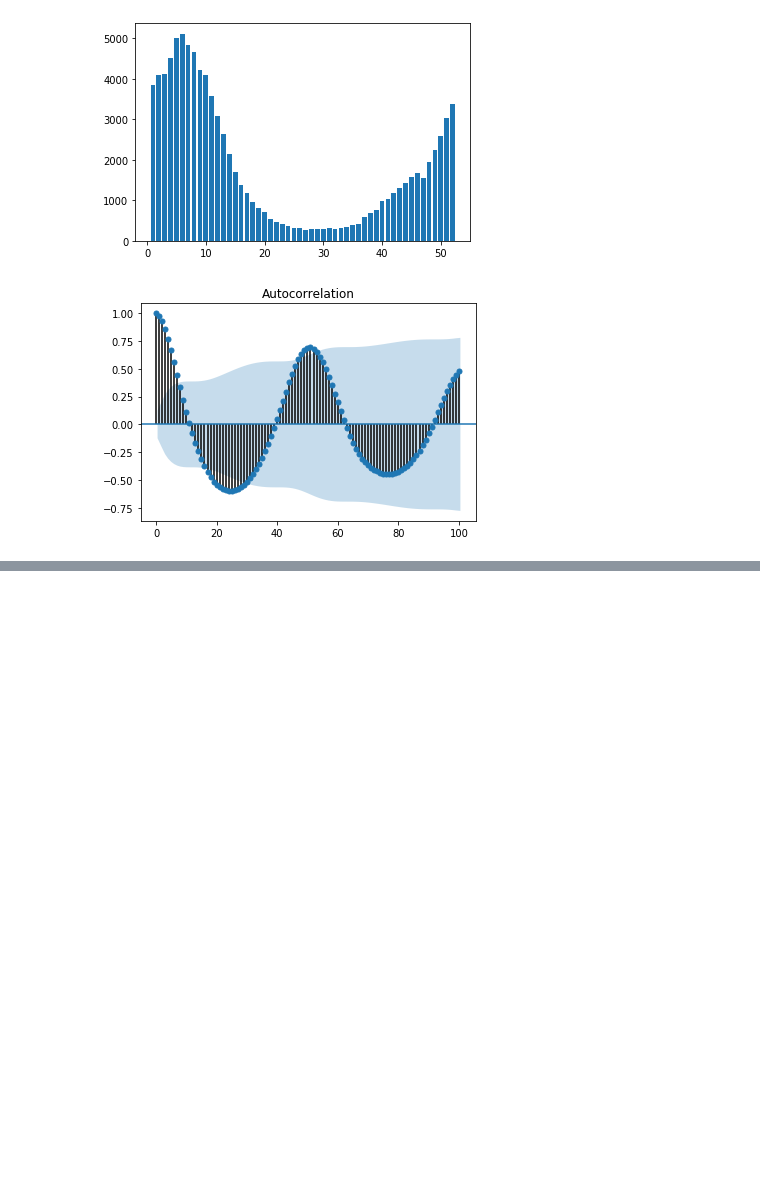
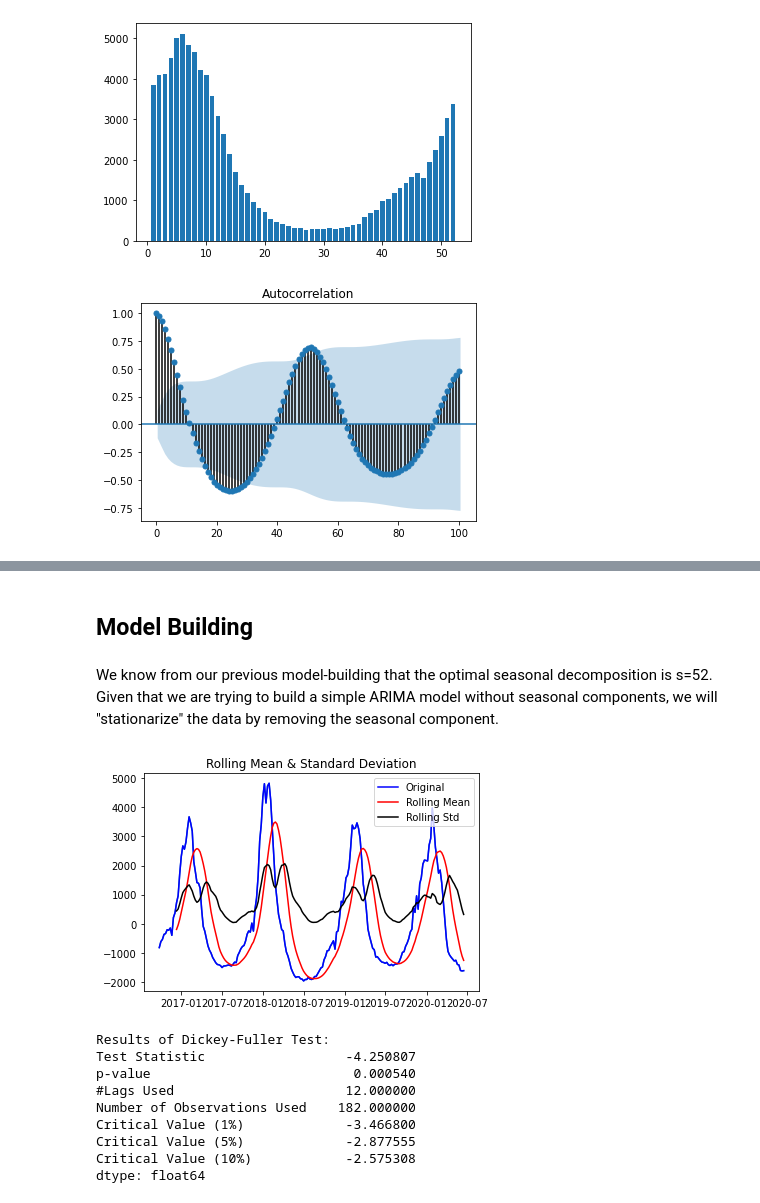
Before and after one commit to mjwolfe91/QTW-CaseStudy4, a Jupyter notebook: FluForecasting.ipynb, the cells around one changed output, grey strips where cells are left out. Cells and saved outputs as stored; diff of their text form; code cells hidden in the pictures; blank space fills up the shorter version.

Commit message:
added differenced model

```diff
--- a/FluForecasting.ipynb
+++ b/FluForecasting.ipynb
@@ -96,0 +162,21 @@ plt.show()
+# %% [markdown]
+## Model Building
+# %% [markdown]
+We know from our previous model-building that the optimal seasonal decomposition is s=52. Given that we are trying to build a simple ARIMA model without seasonal components, we will "stationarize" the data by removing the seasonal component.
+# %%
+moving_avg = FluCases2015.rolling(52).mean()
+FluCases2015Stat = FluCases2015 - moving_avg
+plt.plot(FluCases2015Stat)
+plt.title("Flu Data with Rolling Mean Removed")
+test_stationarity(FluCases2015Stat.dropna())
+# %% [output]
+[figure, added]
+Results of Dickey-Fuller Test:
+Test Statistic                  -4.250807
+p-value                          0.000540
+#Lags Used                      12.000000
+Number of Observations Used    182.000000
+Critical Value (1%)             -3.466800
+Critical Value (5%)             -2.877555
+Critical Value (10%)            -2.575308
+dtype: float64
```
Also changed, not shown: parts of 15 cells of this notebook.
